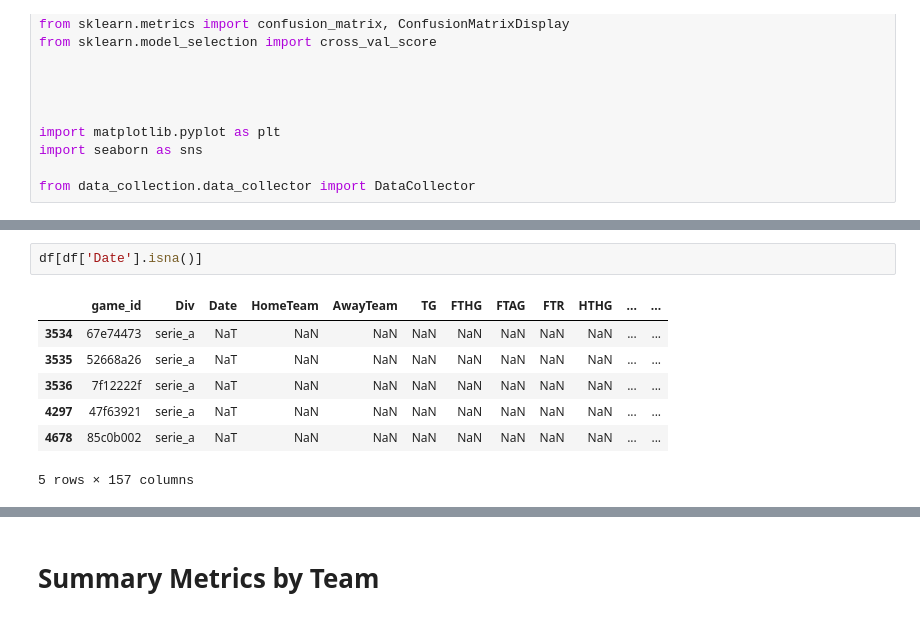
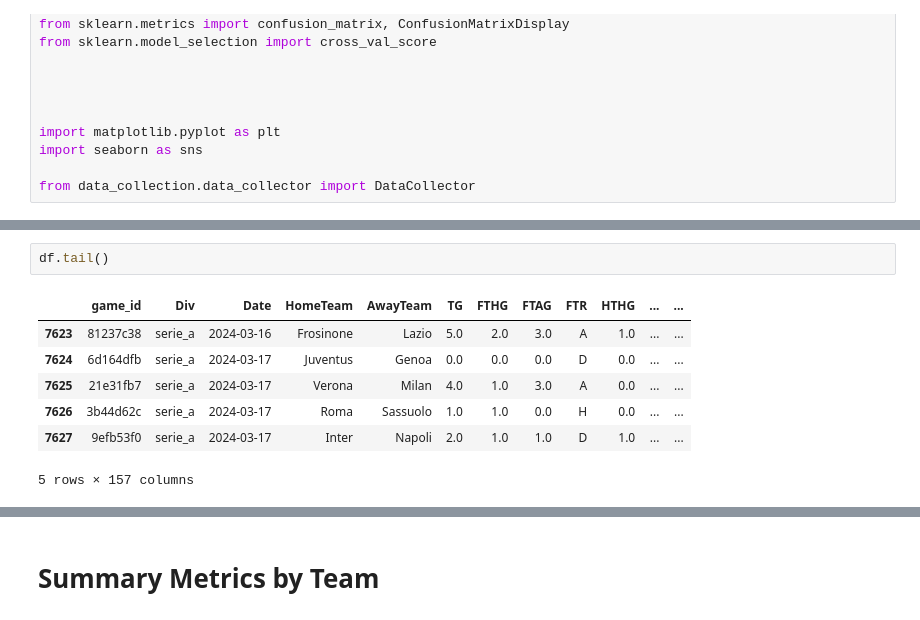
Before and after one commit to RomanTomz/football-analysis, a Jupyter notebook: notebooks/eda.ipynb, the cells around one changed output, grey strips where cells are left out. Drawn from its saved outputs; the diff is of its cells as text.

```diff
--- a/notebooks/eda.ipynb
+++ b/notebooks/eda.ipynb
@@ -59,12 +55,12 @@ array([2003., 2004., 2005., 2006., 2007., 2008., 2009., 2010., 2011.,
 # %%
-df[df['Date'].isna()]
+df.tail()
 # %% [output]
 |  | game_id | Div | Date | HomeTeam | AwayTeam | TG | FTHG | FTAG | FTR | HTHG | ... | ... |
-| 3534 | 67e74473 | serie_a | NaT | NaN | NaN | NaN | NaN | NaN | NaN | NaN | ... | ... |
-| 3535 | 52668a26 | serie_a | NaT | NaN | NaN | NaN | NaN | NaN | NaN | NaN | ... | ... |
-| 3536 | 7f12222f | serie_a | NaT | NaN | NaN | NaN | NaN | NaN | NaN | NaN | ... | ... |
-| 4297 | 47f63921 | serie_a | NaT | NaN | NaN | NaN | NaN | NaN | NaN | NaN | ... | ... |
-| 4678 | 85c0b002 | serie_a | NaT | NaN | NaN | NaN | NaN | NaN | NaN | NaN | ... | ... |
+| 7623 | 81237c38 | serie_a | 2024-03-16 | Frosinone | Lazio | 5.0 | 2.0 | 3.0 | A | 1.0 | ... | ... |
+| 7624 | 6d164dfb | serie_a | 2024-03-17 | Juventus | Genoa | 0.0 | 0.0 | 0.0 | D | 0.0 | ... | ... |
+| 7625 | 21e31fb7 | serie_a | 2024-03-17 | Verona | Milan | 4.0 | 1.0 | 3.0 | A | 0.0 | ... | ... |
+| 7626 | 3b44d62c | serie_a | 2024-03-17 | Roma | Sassuolo | 1.0 | 1.0 | 0.0 | H | 0.0 | ... | ... |
+| 7627 | 9efb53f0 | serie_a | 2024-03-17 | Inter | Napoli | 2.0 | 1.0 | 1.0 | D | 1.0 | ... | ... |
 5 rows × 157 columns
 # %%
 list(df['HomeTeam'].unique())
```
Also changed, not shown: parts of 7 cells of this notebook, 1 other file.
